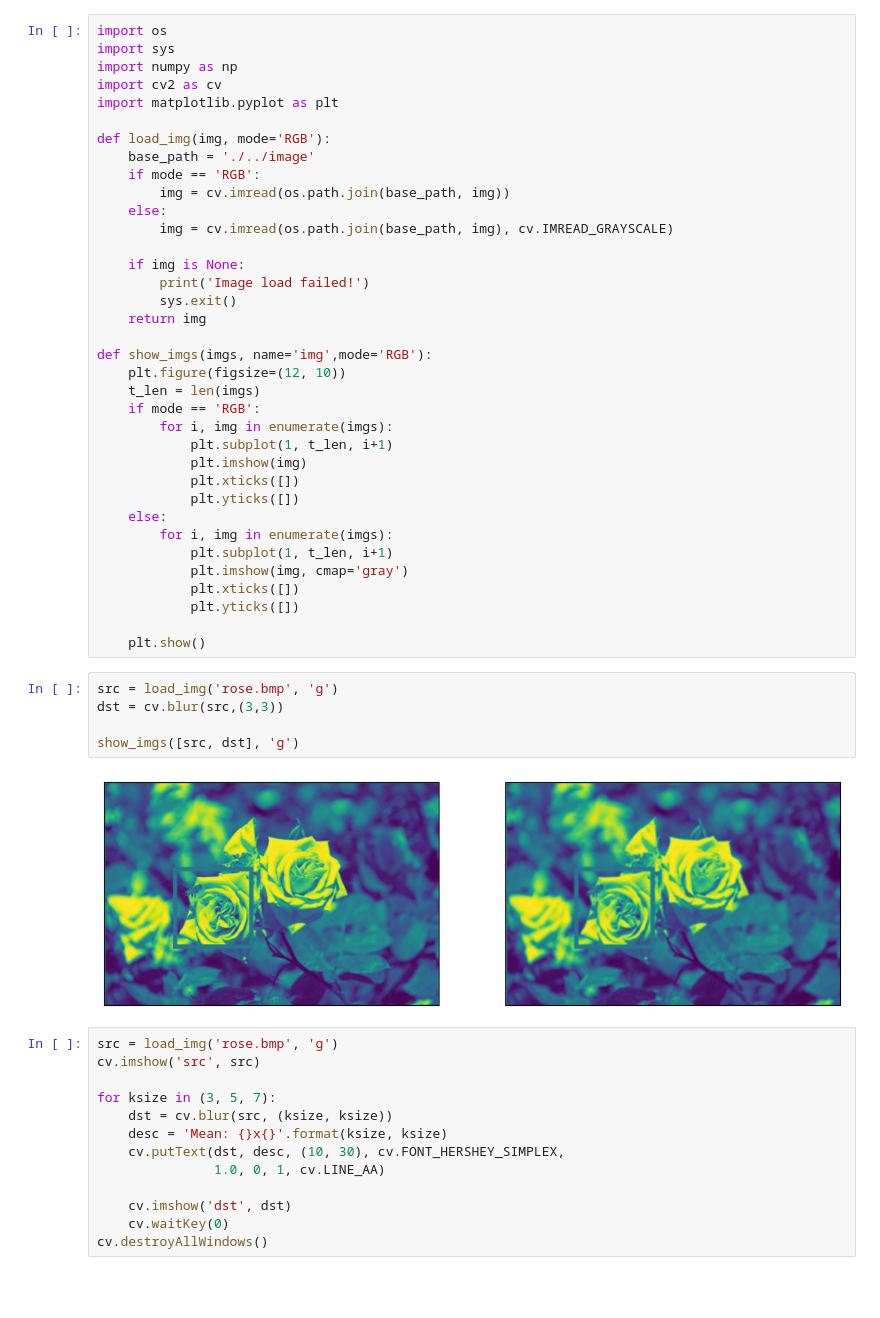
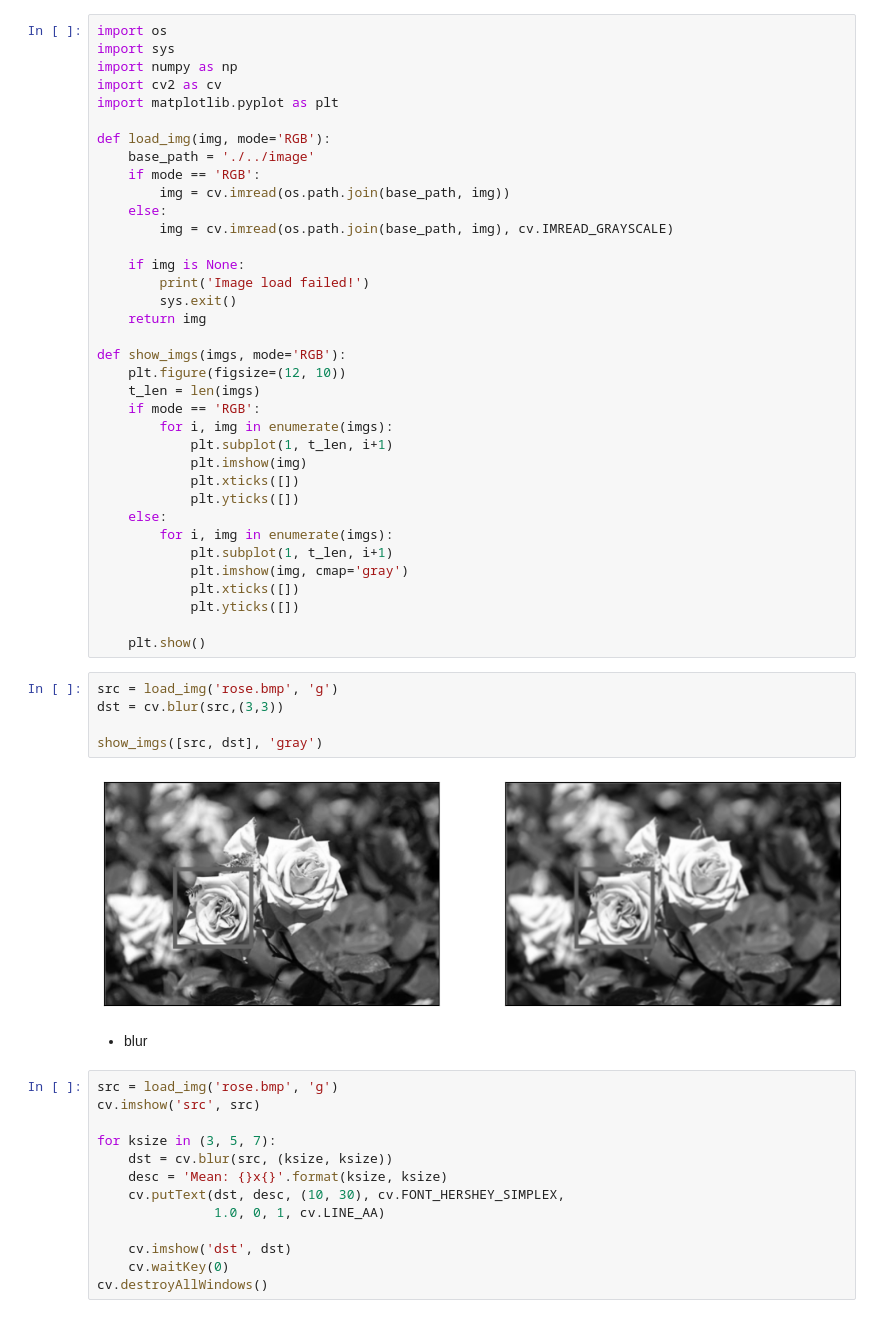
Before and after one commit to AI-sangbeom/Personal-Study, a Jupyter notebook: OpenCV/필터링.ipynb, the cells around one changed output. Cells and saved outputs as stored; diff of their text form; blank space fills up the shorter version.

```diff
--- a/OpenCV/필터링.ipynb
+++ b/OpenCV/필터링.ipynb
@@ -17,7 +17,7 @@ def load_img(img, mode='RGB'):
         sys.exit()
     return img
 
-def show_imgs(imgs, name='img',mode='RGB'):
+def show_imgs(imgs, mode='RGB'):
     plt.figure(figsize=(12, 10))
     t_len = len(imgs)
     if mode == 'RGB':
@@ -37,10 +37,12 @@ def show_imgs(imgs, name='img',mode='RGB'):
 # %%
 src = load_img('rose.bmp', 'g')
 dst = cv.blur(src,(3,3))
 
-show_imgs([src, dst], 'g')
+show_imgs([src, dst], 'gray')
 # %% [output]
-[figure, old version]
+[figure, new version]
+# %% [markdown]
+- blur
 # %%
 src = load_img('rose.bmp', 'g')
 cv.imshow('src', src)
```
Also changed, not shown: parts of 12 cells of this notebook.
